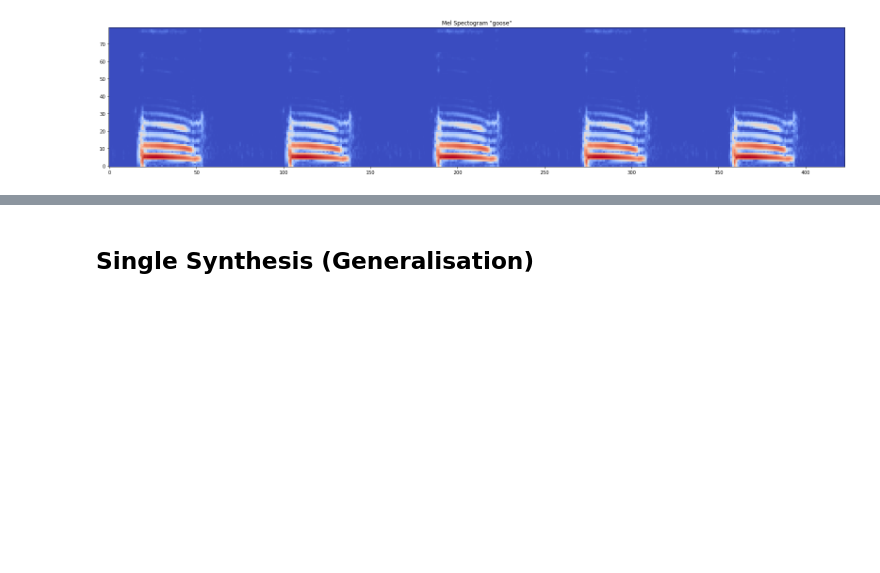
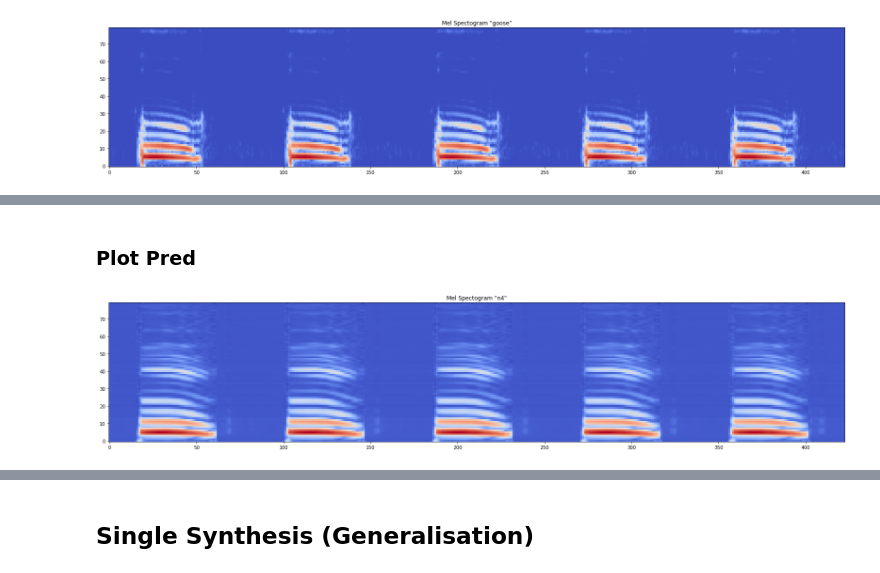
Before and after one commit to MiscellaneousStuff/kara-one-transduction, a Jupyter notebook: feis.ipynb, the cells around one changed output, grey strips where cells are left out. Saved outputs shown, nothing was run; the diff lists cells and outputs as text; code cells hidden in the pictures; blank space fills up the shorter version.

Commit message:
Multi overfit of /n/ works very well.  However, could be Transformer remembering entire sequence as param count is extremely high

```diff
--- a/feis.ipynb
+++ b/feis.ipynb
@@ -11,7 +11,7 @@ pt       = "01\\"
 # EEG Path
 root_dir = "C:\\Users\\win8t\\OneDrive\\Desktop\\scottwellington-FEIS-7e726fd\\experiments\\"
 root_dir += pt
-csv_path = root_dir + "thinking.csv" # "stimuli.csv"
+csv_path = root_dir + "stimuli.csv"
 
 # Audio Path
 audio_dir  = "C:\\Users\\win8t\\OneDrive\\Desktop\\scottwellington-FEIS-7e726fd\\wavs\\"
@@ -282,0 +481,30 @@ _ = plot_mel_spectrogram(cur_ex["audio_feats"], cur_ex["label"])
+# %%
+out_s = []
+
+model.eval()
+
+if PAD_SEQ:
+    out_X_s = torch.split(X_s, X_s.shape[0], dim=0)
+    out_y_s = torch.split(X_s, y_s.shape[0], dim=0)
+else:
+    out_X_s = X_s
+    out_y_s = y_s
+
+for X, y in zip(out_X_s, out_y_s):
+    with torch.no_grad():
+        pred = model(X)
+        cur_out = pred.cpu().detach()
+        if cur_out.shape[0] == X.shape[0]:
+            out_s = cur_out
+        else:
+            out_s.append(cur_out)
+# %% [markdown]
+### Plot Pred
+# %%
+plt.rcParams["figure.figsize"] = (14*2, 9*2)
+
+plot_pred_idx = 4
+y = torch.squeeze(out_s[plot_pred_idx], 0).float()
+_ = plot_mel_spectrogram(y, synth_examples[plot_pred_idx]["label"] + str(plot_pred_idx))
+# %% [output]
+[figure, added]
```
Also changed, not shown: parts of 15 cells of this notebook, 1 other file.
